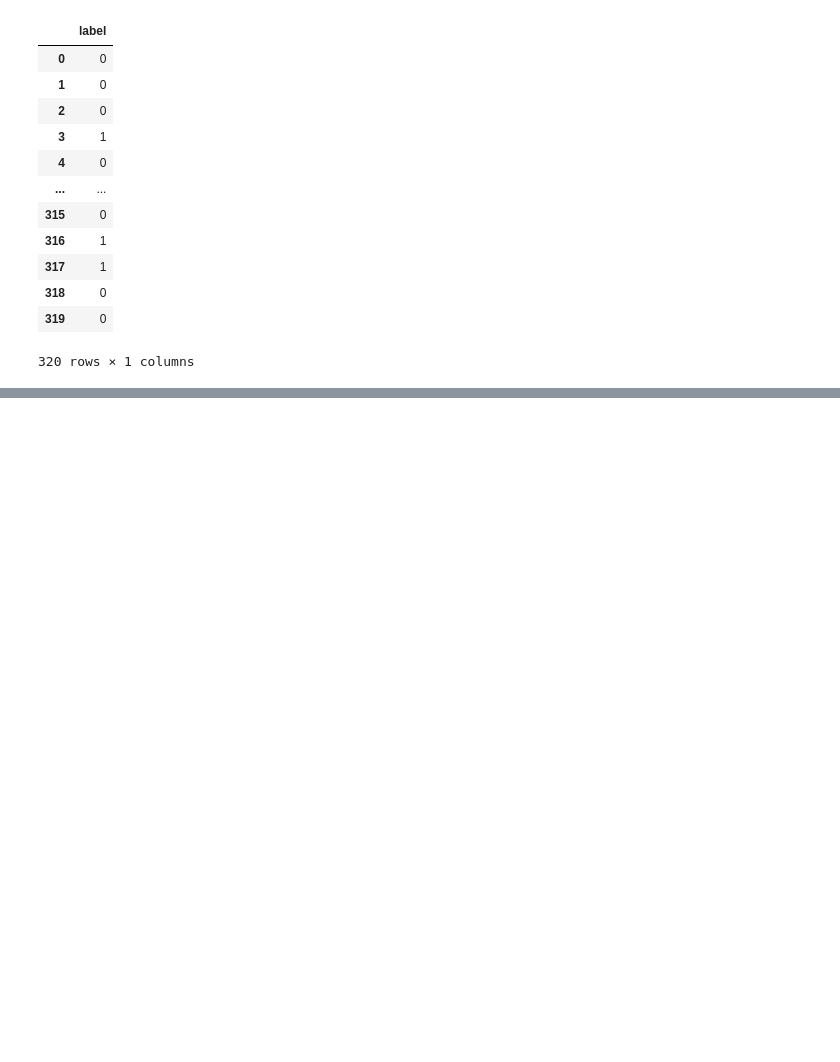
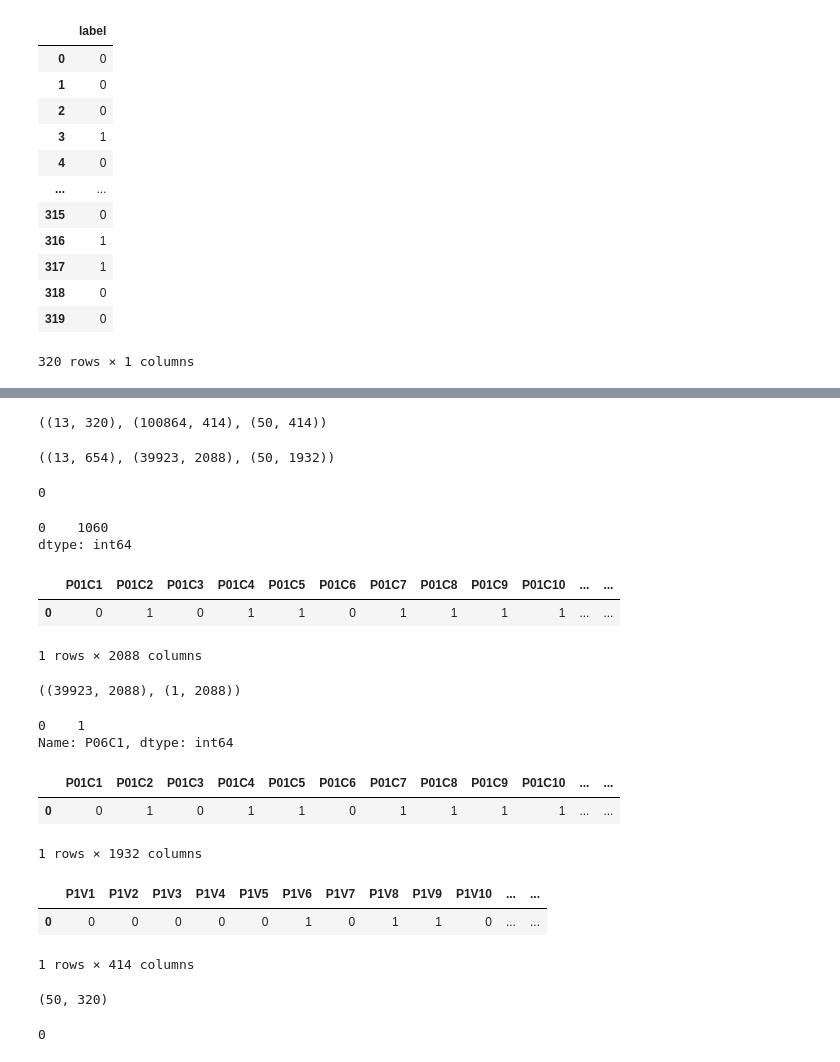
Before and after one commit to TravisCossarini/moodSwing, a Jupyter notebook: pythonModels/FinalModels.ipynb, the cells around one changed output, grey strips where cells are left out. Saved outputs shown, nothing was run; the diff lists cells and outputs as text; code cells hidden in the pictures; blank space fills up the shorter version.

```diff
--- a/pythonModels/FinalModels.ipynb
+++ b/pythonModels/FinalModels.ipynb
@@ -499,0 +606,12 @@ Index(['HRV_RMSSD', 'HRV_MeanNN', 'HRV_SDNN', 'HRV_SDSD', 'HRV_CVNN',
+# %%
+data_DR_computed.shape, data_DR.shape, data_DR_computedNK.shape
+# %% [output]
+((13, 320), (100864, 414), (50, 414))
+# %%
+data_AS_computed.shape, data_AS.shape, data_AS_computedNK.shape
+# %% [output]
+((13, 654), (39923, 2088), (50, 1932))
+# %%
+data_AS_computedNK.isna().sum().sum()
+# %% [output]
+0
@@ -499,0 +621,31 @@ Index(['HRV_RMSSD', 'HRV_MeanNN', 'HRV_SDNN', 'HRV_SDSD', 'HRV_CVNN',
+# %%
+AS_labels = pd.read_csv('finalData/AS_labels_full.csv')
+(AS_labels == 1).astype(int).sum(axis=1)
+# %% [output]
+0    1060
+dtype: int64
+# %%
+AS_labels
+# %% [output]
+|  | P01C1 | P01C2 | P01C3 | P01C4 | P01C5 | P01C6 | P01C7 | P01C8 | P01C9 | P01C10 | ... | ... |
+| 0 | 0 | 1 | 0 | 1 | 1 | 0 | 1 | 1 | 1 | 1 | ... | ... |
+1 rows × 2088 columns
+# %%
+data_AS.shape, AS_labels.shape
+# %% [output]
+((39923, 2088), (1, 2088))
+# %%
+AS_labels['P06C1']
+# %% [output]
+0    1
+Name: P06C1, dtype: int64
+# %%
+AS_labels_new = AS_labels.copy()
+for col in AS_labels.columns:
+    if col not in data_AS_computedNK.columns:
+        AS_labels_new = AS_labels_new.drop(col, axis=1)
+AS_labels_new
+# %% [output]
+|  | P01C1 | P01C2 | P01C3 | P01C4 | P01C5 | P01C6 | P01C7 | P01C8 | P01C9 | P01C10 | ... | ... |
+| 0 | 0 | 1 | 0 | 1 | 1 | 0 | 1 | 1 | 1 | 1 | ... | ... |
+1 rows × 1932 columns
@@ -499,0 +654,10 @@ Index(['HRV_RMSSD', 'HRV_MeanNN', 'HRV_SDNN', 'HRV_SDSD', 'HRV_CVNN',
+# %%
+DR_labels_new = DR_labels.copy()
+for col in DR_labels.columns:
+    if col not in data_DR_computedNK.columns:
+        DR_labels_new = DR_labels_new.drop(col, axis=1)
+DR_labels_new
+# %% [output]
+|  | P1V1 | P1V2 | P1V3 | P1V4 | P1V5 | P1V6 | P1V7 | P1V8 | P1V9 | P1V10 | ... | ... |
+| 0 | 0 | 0 | 0 | 0 | 0 | 1 | 0 | 1 | 1 | 0 | ... | ... |
+1 rows × 414 columns
@@ -499,0 +672,8 @@ Index(['HRV_RMSSD', 'HRV_MeanNN', 'HRV_SDNN', 'HRV_SDSD', 'HRV_CVNN',
+# %%
+data_DR_computedNK.shape
+# %% [output]
+(50, 320)
+# %%
+data_AS_computedNK.isna().sum().sum()
+# %% [output]
+0
```
Also changed, not shown: parts of 42 cells of this notebook, 10 other files.
